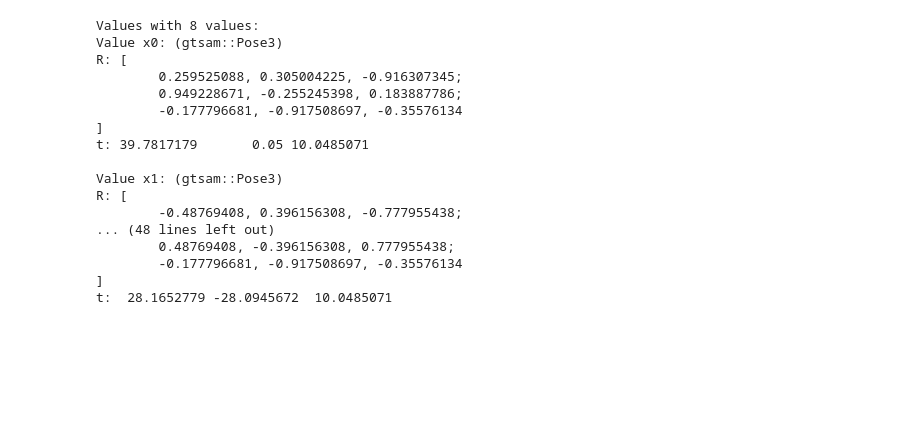
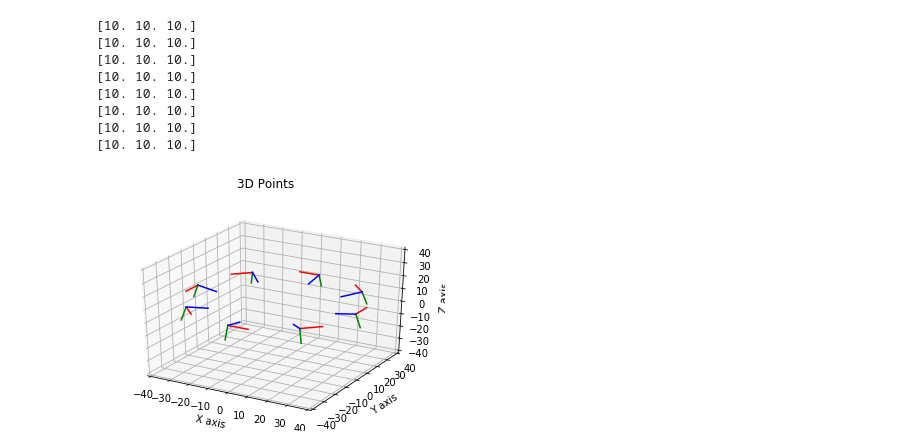
Before and after one commit to azazdeaz/test234, a Jupyter notebook: notebooks/isamtest.ipynb, the cells around one changed output. Saved outputs shown, nothing was run; the diff lists cells and outputs as text; code cells hidden in the pictures; blank space fills up the shorter version.

Commit message:
:construction: try to set up SmartProjectionPoseFactors

```diff
--- a/notebooks/isamtest.ipynb
+++ b/notebooks/isamtest.ipynb
@@ -80,8 +80,29 @@ def SFMExample_SmartFactor():
     # for (size_t i = 0; i < poses.size(); ++i)
     # initialEstimate.insert(i, poses[i].compose(delta));
     initial_estimate.print_("Initial Estimates:\n");
-    print(initial_estimate)
+    # print(initial_estimate)
 
+    params = gtsam.LevenbergMarquardtParams()
+    optimizer = gtsam.LevenbergMarquardtOptimizer(graph, initial_estimate, params)
+    result = optimizer.optimize()
+
+    # A smart factor represent the 3D point inside the factor, not as a variable.
+    # The 3D position of the landmark is not explicitly calculated by the optimizer.
+    # To obtain the landmark's 3D position, we use the "point" method of the smart factor.
+    landmark_results = gtsam.Values()
+
+    for j, _ in enumerate(points):
+        smart = graph.at(j)
+        if smart:
+            # print(smart, smart.result)
+            # return
+            # point = smart.point(result)
+            point = get_point_from_smart_factor_hack(smart)
+            print(point)
+            # if point:
+            landmark_results.insert(j, point)
+    visual_ISAM2_plot(result)
+    return graph
 
 def visual_ISAM2_plot(result):
     """
@@ -187,47 +208,47 @@ def visual_ISAM2_example():
         else:
             # Update iSAM with the new factors
             isam.update(graph, initial_estimate)
             # Each call to iSAM2 update(*) performs one iteration of the iterative nonlinear solver.
             # If accuracy is desired at the expense of time, update(*) can be called additional
             # times to perform multiple optimizer iterations every step.
             isam.update()
             current_estimate = isam.calculateEstimate()
             print("****************************************************")
             print("Frame", i, ":")
             for j in range(i + 1):
                 print(X(j), ":", current_estimate.atPose3(X(j)))
 
             for j in range(len(points)):
                 print(L(j), ":", current_estimate.atPoint3(L(j)))
 
             visual_ISAM2_plot(current_estimate)
 
             # Clear the factor graph and values for the next iteration
             graph.resize(0)
             initial_estimate.clear()
 
     plt.ioff()
     plt.show()
 
+def get_point_from_smart_factor_hack(smart_factor):
+    lines = s.__str__().split('\n')
+    index = next(i for i, line in enumerate(lines) if line.startswith("point ="))
+    return gtsam.Point3(np.array([
+        float(lines[index].split("=")[1]),
+        float(lines[index + 1]),
+        float(lines[index + 2]),
+    ]))
 
 if __name__ == '__main__':
     # visual_ISAM2_example()
     SFMExample_SmartFactor()
 # %% [output]
-Values with 8 values:
-Value x0: (gtsam::Pose3)
-R: [
-        0.259525088, 0.305004225, -0.916307345;
-        0.949228671, -0.255245398, 0.183887786;
-        -0.177796681, -0.917508697, -0.35576134
-]
-t: 39.7817179       0.05 10.0485071
-
-Value x1: (gtsam::Pose3)
-R: [
-        -0.48769408, 0.396156308, -0.777955438;
-... (48 lines left out)
-        0.48769408, -0.396156308, 0.777955438;
-        -0.177796681, -0.917508697, -0.35576134
-]
-t:  28.1652779 -28.0945672  10.0485071
+[10. 10. 10.]
+[10. 10. 10.]
+[10. 10. 10.]
+[10. 10. 10.]
+[10. 10. 10.]
+[10. 10. 10.]
+[10. 10. 10.]
+[10. 10. 10.]
+[figure, added]
```
Also changed, not shown: parts of 3 cells of this notebook, 2 other files.
